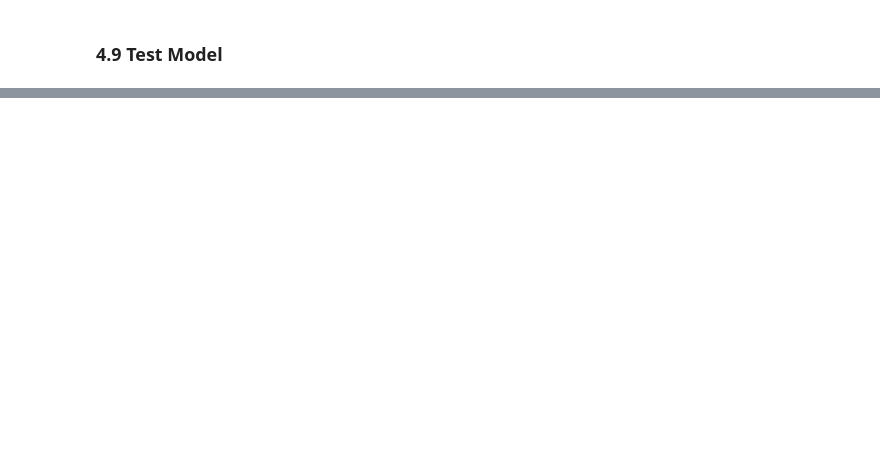
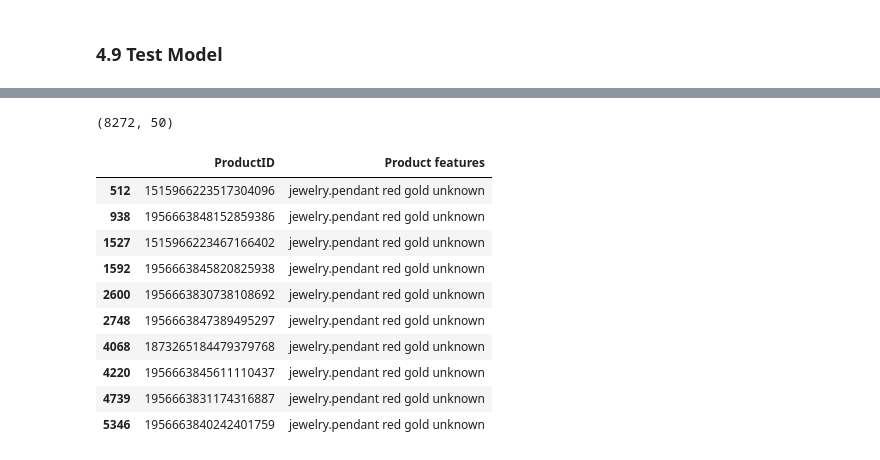
Before and after one commit to risa1796/-A-Study-of-Customers-Insurance-Charges, a Jupyter notebook: E_Commerce_Jewelry.ipynb, the cells around one changed output, grey strips where cells are left out. Cells and saved outputs as stored; diff of their text form; code cells hidden in the pictures; blank space fills up the shorter version.

```diff
--- a/E_Commerce_Jewelry.ipynb
+++ b/E_Commerce_Jewelry.ipynb
@@ -804,0 +899,5 @@ plt.show()
+# %%
+content_based_df = new_recommend_df[['ProductID','Product features']]
+content_based_df.drop_duplicates(subset='ProductID', keep="last", inplace=True)
+print(content_based_df.shape)
+content_based_df.head()
@@ -804,0 +912,61 @@ plt.show()
+# %%
+#Import TfIdfVectorizer from scikit-learn
+from sklearn.feature_extraction.text import TfidfVectorizer
+
+#Define a TF-IDF Vectorizer Object. Remove all english stop words such as 'the', 'a'
+tfidf = TfidfVectorizer(stop_words='english')
+
+
+#Construct the required TF-IDF matrix by fitting and transforming the data
+tfidf_matrix = tfidf.fit_transform(content_based_df['Product features'])
+
+#Output the shape of tfidf_matrix
+tfidf_matrix.shape
+# %% [output]
+(8272, 50)
+# %%
+# Import linear_kernel
+from sklearn.metrics.pairwise import linear_kernel
+
+# Compute the cosine similarity matrix
+cosine_sim = linear_kernel(tfidf_matrix, tfidf_matrix)
+# %%
+#Construct a reverse map of indices and movie titles
+indices = pd.Series(content_based_df.index, index=content_based_df['ProductID']).drop_duplicates()
+# %%
+# Function that takes in movie title as input and outputs most similar movies
+def get_recommendations(title, cosine_sim=cosine_sim):
+    # Get the index of the movie that matches the title
+    idx = indices[title]
+
+    # Get the pairwsie similarity scores of all movies with that movie
+    sim_scores = list(enumerate(cosine_sim[idx]))
+
+    # Sort the movies based on the similarity scores
+    sim_scores = sorted(sim_scores, key=lambda x: x[1], reverse=True)
+
+    # Get the scores of the 10 most similar movies
+    sim_scores = sim_scores[1:11]
+
+    # Get the movie indices
+    product_indices = [i[0] for i in sim_scores]
+
+    product_list = list(content_based_df['ProductID'].iloc[product_indices])
+
+
+    # Return the top 10 most similar movies
+    return content_based_df.loc[content_based_df['ProductID'].isin(product_list)]
+# %%
+get_recommendations(1956663845703385254)
+# %% [output]
+|  | ProductID | Product features |
+| 512 | 1515966223517304096 | jewelry.pendant red gold unknown |
+| 938 | 1956663848152859386 | jewelry.pendant red gold unknown |
+| 1527 | 1515966223467166402 | jewelry.pendant red gold unknown |
+| 1592 | 1956663845820825938 | jewelry.pendant red gold unknown |
+| 2600 | 1956663830738108692 | jewelry.pendant red gold unknown |
+| 2748 | 1956663847389495297 | jewelry.pendant red gold unknown |
+| 4068 | 1873265184479379768 | jewelry.pendant red gold unknown |
+| 4220 | 1956663845611110437 | jewelry.pendant red gold unknown |
+| 4739 | 1956663831174316887 | jewelry.pendant red gold unknown |
+| 5346 | 1956663840242401759 | jewelry.pendant red gold unknown |
```
Also changed, not shown: parts of 24 cells of this notebook.
